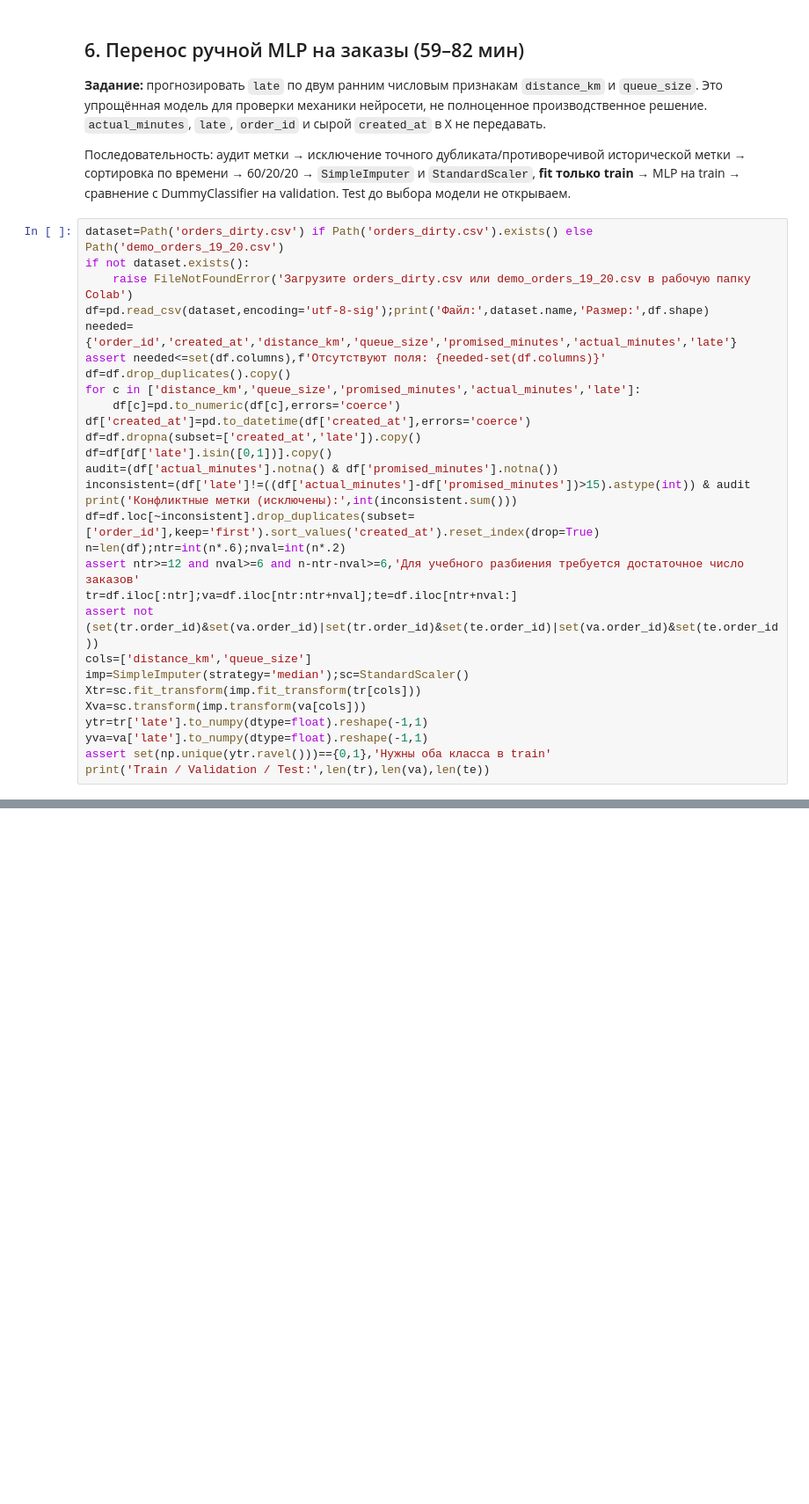
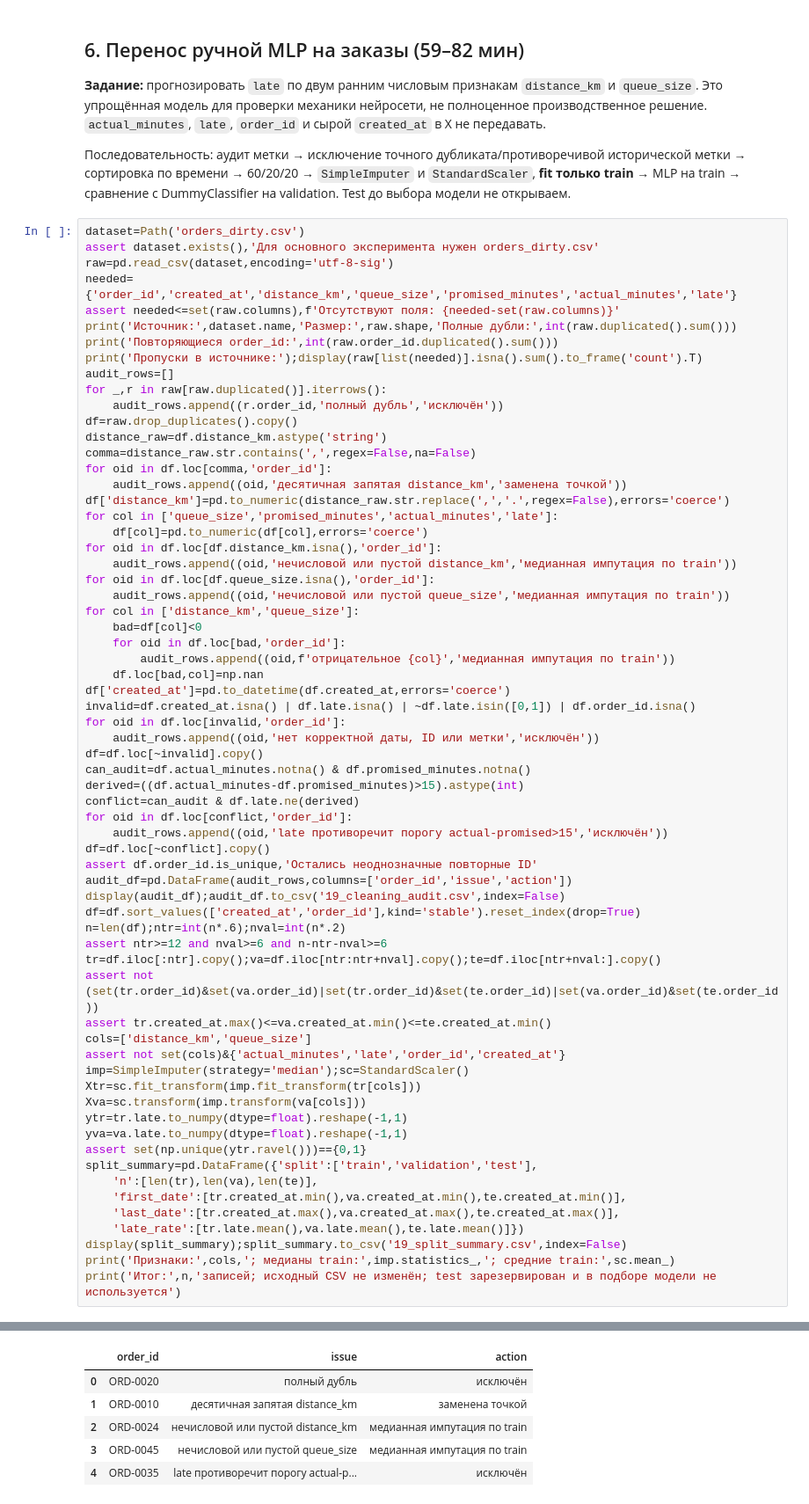
Before and after one commit to Vladislav-Evg-Sid/utmn-master-degree, a Jupyter notebook: tii/lb19/19_student.ipynb, the cells around one changed output, grey strips where cells are left out. Shown at 88% size. Drawn from its saved outputs; the diff is of its cells as text; blank space fills up the shorter version.

```diff
--- a/tii/lb19/19_student.ipynb
+++ b/tii/lb19/19_student.ipynb
@@ -121,31 +193,68 @@ ax.set(title='XOR: сходимость ручной MLP',xlabel='Итераци
 
 Последовательность: аудит метки → исключение точного дубликата/противоречивой исторической метки → сортировка по времени → 60/20/20 → `SimpleImputer` и `StandardScaler`, **fit только train** → MLP на train → сравнение с DummyClassifier на validation. Test до выбора модели не открываем.
 # %%
-dataset=Path('orders_dirty.csv') if Path('orders_dirty.csv').exists() else Path('demo_orders_19_20.csv')
-if not dataset.exists():
-    raise FileNotFoundError('Загрузите orders_dirty.csv или demo_orders_19_20.csv в рабочую папку Colab')
-df=pd.read_csv(dataset,encoding='utf-8-sig');print('Файл:',dataset.name,'Размер:',df.shape)
+dataset=Path('orders_dirty.csv')
+assert dataset.exists(),'Для основного эксперимента нужен orders_dirty.csv'
+raw=pd.read_csv(dataset,encoding='utf-8-sig')
 needed={'order_id','created_at','distance_km','queue_size','promised_minutes','actual_minutes','late'}
-assert needed<=set(df.columns),f'Отсутствуют поля: {needed-set(df.columns)}'
-df=df.drop_duplicates().copy()
-for c in ['distance_km','queue_size','promised_minutes','actual_minutes','late']:
-    df[c]=pd.to_numeric(df[c],errors='coerce')
-df['created_at']=pd.to_datetime(df['created_at'],errors='coerce')
-df=df.dropna(subset=['created_at','late']).copy()
-df=df[df['late'].isin([0,1])].copy()
-audit=(df['actual_minutes'].notna() & df['promised_minutes'].notna())
-inconsistent=(df['late']!=((df['actual_minutes']-df['promised_minutes'])>15).astype(int)) & audit
-print('Конфликтные метки (исключены):',int(inconsistent.sum()))
-df=df.loc[~inconsistent].drop_duplicates(subset=['order_id'],keep='first').sort_values('created_at').reset_index(drop=True)
+assert needed<=set(raw.columns),f'Отсутствуют поля: {needed-set(raw.columns)}'
+print('Источник:',dataset.name,'Размер:',raw.shape,'Полные дубли:',int(raw.duplicated().sum()))
+print('Повторяющиеся order_id:',int(raw.order_id.duplicated().sum()))
+print('Пропуски в источнике:');display(raw[list(needed)].isna().sum().to_frame('count').T)
+audit_rows=[]
+for _,r in raw[raw.duplicated()].iterrows():
+    audit_rows.append((r.order_id,'полный дубль','исключён'))
+df=raw.drop_duplicates().copy()
+distance_raw=df.distance_km.astype('string')
+comma=distance_raw.str.contains(',',regex=False,na=False)
+for oid in df.loc[comma,'order_id']:
+    audit_rows.append((oid,'десятичная запятая distance_km','заменена точкой'))
+df['distance_km']=pd.to_numeric(distance_raw.str.replace(',','.',regex=False),errors='coerce')
+for col in ['queue_size','promised_minutes','actual_minutes','late']:
+    df[col]=pd.to_numeric(df[col],errors='coerce')
+for oid in df.loc[df.distance_km.isna(),'order_id']:
+    audit_rows.append((oid,'нечисловой или пустой distance_km','медианная импутация по train'))
+for oid in df.loc[df.queue_size.isna(),'order_id']:
+    audit_rows.append((oid,'нечисловой или пустой queue_size','медианная импутация по train'))
+for col in ['distance_km','queue_size']:
+    bad=df[col]<0
+    for oid in df.loc[bad,'order_id']:
+        audit_rows.append((oid,f'отрицательное {col}','медианная импутация по train'))
+    df.loc[bad,col]=np.nan
+df['created_at']=pd.to_datetime(df.created_at,errors='coerce')
+invalid=df.created_at.isna() | df.late.isna() | ~df.late.isin([0,1]) | df.order_id.isna()
+for oid in df.loc[invalid,'order_id']:
+    audit_rows.append((oid,'нет корректной даты, ID или метки','исключён'))
+df=df.loc[~invalid].copy()
+can_audit=df.actual_minutes.notna() & df.promised_minutes.notna()
+derived=((df.actual_minutes-df.promised_minutes)>15).astype(int)
+conflict=can_audit & df.late.ne(derived)
+for oid in df.loc[conflict,'order_id']:
+    audit_rows.append((oid,'late противоречит порогу actual-promised>15','исключён'))
+df=df.loc[~conflict].copy()
+assert df.order_id.is_unique,'Остались неоднозначные повторные ID'
+audit_df=pd.DataFrame(audit_rows,columns=['order_id','issue','action'])
+display(audit_df);audit_df.to_csv('19_cleaning_audit.csv',index=False)
+df=df.sort_values(['created_at','order_id'],kind='stable').reset_index(drop=True)
 n=len(df);ntr=int(n*.6);nval=int(n*.2)
-assert ntr>=12 and nval>=6 and n-ntr-nval>=6,'Для учебного разбиения требуется достаточное число заказов'
-tr=df.iloc[:ntr];va=df.iloc[ntr:ntr+nval];te=df.iloc[ntr+nval:]
+assert ntr>=12 and nval>=6 and n-ntr-nval>=6
+tr=df.iloc[:ntr].copy();va=df.iloc[ntr:ntr+nval].copy();te=df.iloc[ntr+nval:].copy()
 assert not (set(tr.order_id)&set(va.order_id)|set(tr.order_id)&set(te.order_id)|set(va.order_id)&set(te.order_id))
+assert tr.created_at.max()<=va.created_at.min()<=te.created_at.min()
 cols=['distance_km','queue_size']
+assert not set(cols)&{'actual_minutes','late','order_id','created_at'}
 imp=SimpleImputer(strategy='median');sc=StandardScaler()
 Xtr=sc.fit_transform(imp.fit_transform(tr[cols]))
 Xva=sc.transform(imp.transform(va[cols]))
-ytr=tr['late'].to_numpy(dtype=float).reshape(-1,1)
-yva=va['late'].to_numpy(dtype=float).reshape(-1,1)
-assert set(np.unique(ytr.ravel()))=={0,1},'Нужны оба класса в train'
-print('Train / Validation / Test:',len(tr),len(va),len(te))
+ytr=tr.late.to_numpy(dtype=float).reshape(-1,1)
+yva=va.late.to_numpy(dtype=float).reshape(-1,1)
+assert set(np.unique(ytr.ravel()))=={0,1}
+split_summary=pd.DataFrame({'split':['train','validation','test'],
+    'n':[len(tr),len(va),len(te)],
+    'first_date':[tr.created_at.min(),va.created_at.min(),te.created_at.min()],
+    'last_date':[tr.created_at.max(),va.created_at.max(),te.created_at.max()],
+    'late_rate':[tr.late.mean(),va.late.mean(),te.late.mean()]})
+display(split_summary);split_summary.to_csv('19_split_summary.csv',index=False)
+print('Признаки:',cols,'; медианы train:',imp.statistics_,'; средние train:',sc.mean_)
+print('Итог:',n,'записей; исходный CSV не изменён; test зарезервирован и в подборе модели не используется')
+# %% [output]
@@ -151,0 +266,6 @@ print('Train / Validation / Test:',len(tr),len(va),len(te))
+|  | order_id | issue | action |
+| 0 | ORD-0020 | полный дубль | исключён |
+| 1 | ORD-0010 | десятичная запятая distance_km | заменена точкой |
+| 2 | ORD-0024 | нечисловой или пустой distance_km | медианная импутация по train |
+| 3 | ORD-0045 | нечисловой или пустой queue_size | медианная импутация по train |
+| 4 | ORD-0035 | late противоречит порогу actual-p... | исключён |
```
Also changed, not shown: parts of 8 cells of this notebook, 15 other files.
